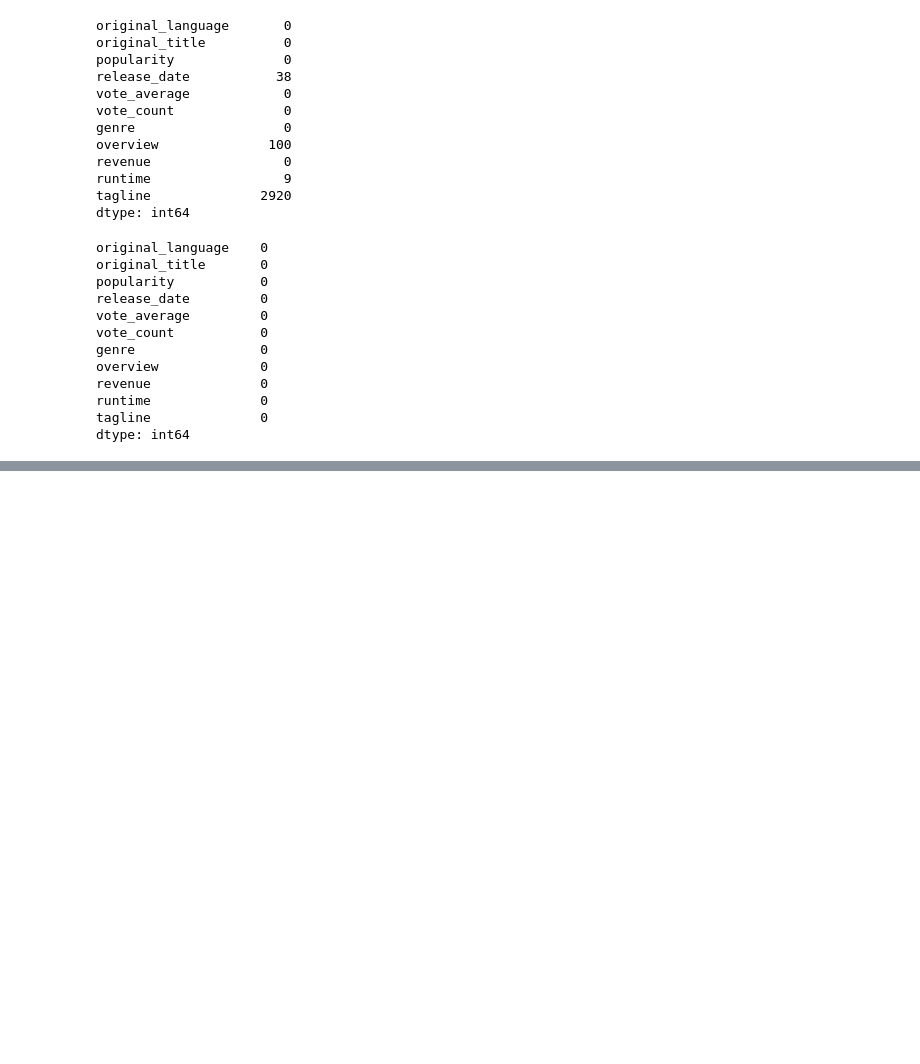
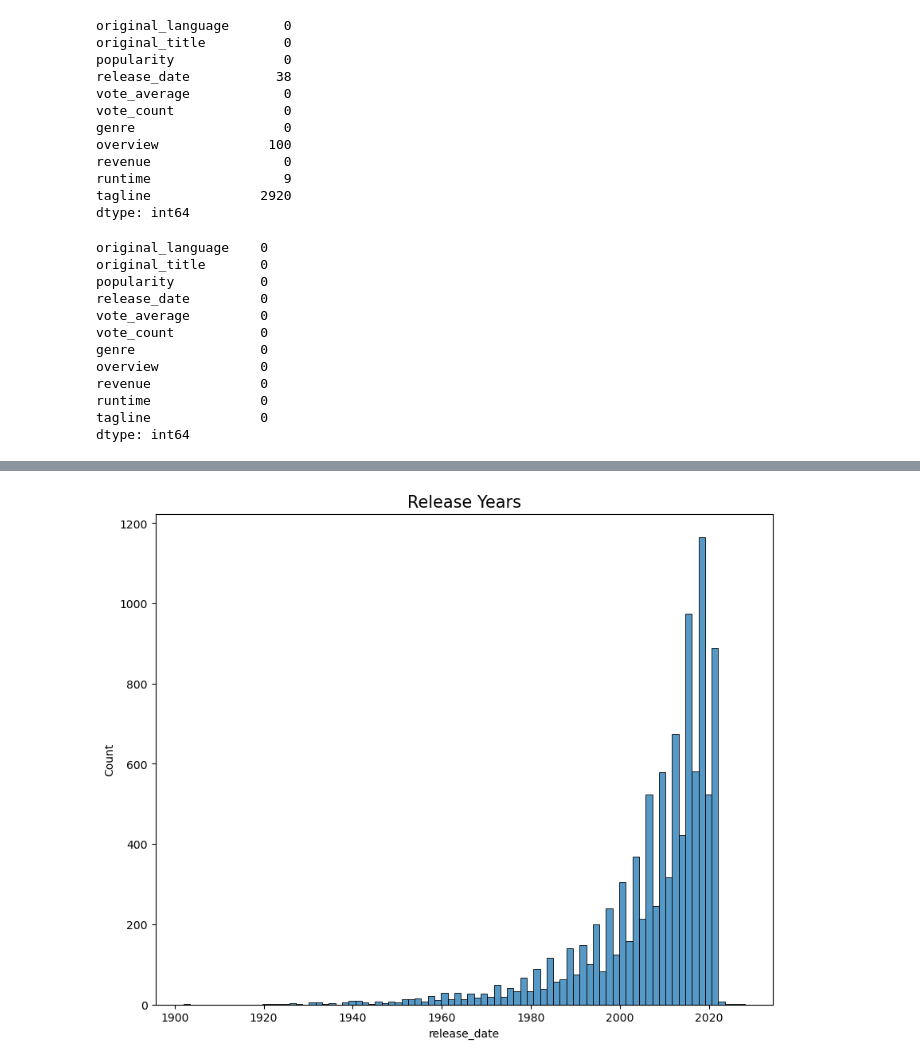
Before and after one commit to sSumankumari/Movie-Recommendation-System, a Jupyter notebook: movie_recommendation_system.ipynb, the cells around one changed output, grey strips where cells are left out. Saved outputs shown, nothing was run; the diff lists cells and outputs as text; code cells hidden in the pictures; blank space fills up the shorter version.

```diff
--- a/movie_recommendation_system.ipynb
+++ b/movie_recommendation_system.ipynb
@@ -101,0 +127,7 @@ df.head()
+# %%
+plt.figure(figsize=(10,8))
+sns.histplot(df["release_date"].dt.year)
+plt.title("Release Years", size=15)
+plt.show()
+# %% [output]
+[figure, added]
```
Also changed, not shown: parts of 6 cells of this notebook.
